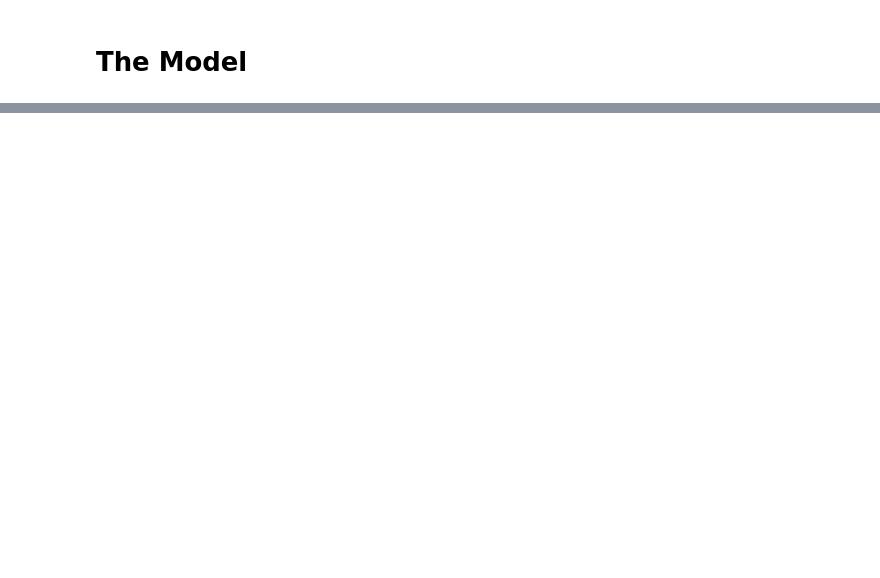
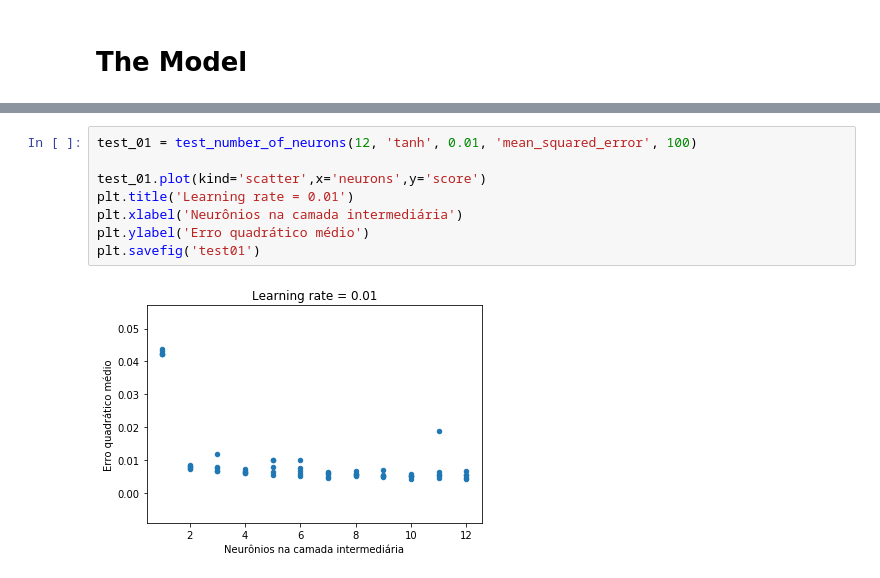
Before and after one commit to paula-aribeiro/senior-thesis, a Jupyter notebook: neural_networks/keras/A3_nn.ipynb, the cells around one changed output, grey strips where cells are left out. Drawn from its saved outputs; the diff is of its cells as text; blank space fills up the shorter version.

```diff
--- a/neural_networks/keras/A3_nn.ipynb
+++ b/neural_networks/keras/A3_nn.ipynb
@@ -158,0 +173,10 @@ X_test.values
+# %%
+test_01 = test_number_of_neurons(12, 'tanh', 0.01, 'mean_squared_error', 100)
+
+test_01.plot(kind='scatter',x='neurons',y='score')
+plt.title('Learning rate = 0.01')
+plt.xlabel('Neurônios na camada intermediária')
+plt.ylabel('Erro quadrático médio')
+plt.savefig('test01')
+# %% [output]
+[figure, added]
```
Also changed, not shown: parts of 24 cells of this notebook, 34 other files.
